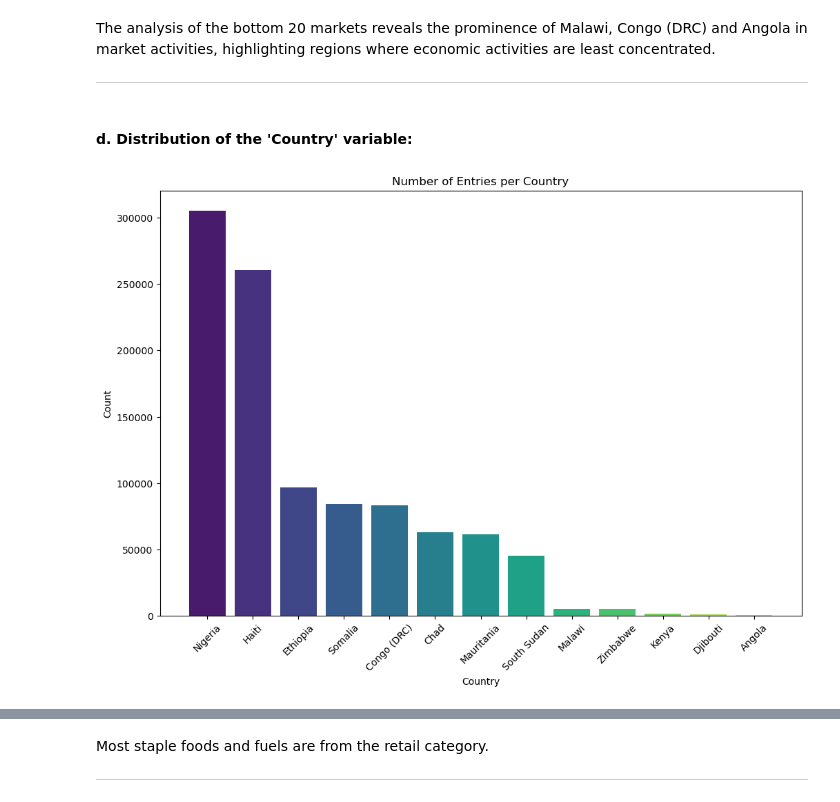
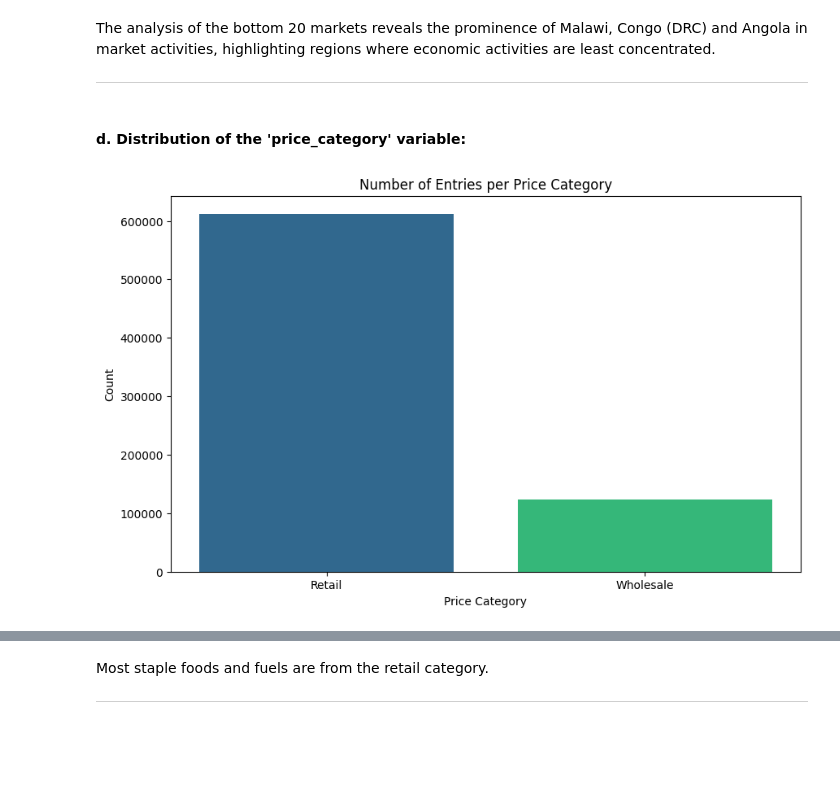
Before and after one commit to rasmodev/Staple-Food-and-Fuel-Price-Prediction-in-Africa, a Jupyter notebook: Staple_Food_Price_Prediction.ipynb, the cells around one changed output, grey strips where cells are left out. Saved outputs shown, nothing was run; the diff lists cells and outputs as text; code cells hidden in the pictures; blank space fills up the shorter version.

```diff
--- a/Staple_Food_Price_Prediction.ipynb
+++ b/Staple_Food_Price_Prediction.ipynb
@@ -741,0 +642,13 @@ Since there are no missing values in the `administrative_region` column after im
+# %%
+# Define the countries to be dropped
+countries_to_drop = ['Angola', 'Djibouti']
+
+# Drop rows where 'country' is in the list of countries_to_drop
+df_updated = filtered_df[~filtered_df['country'].isin(countries_to_drop)]
+
+# Optionally, print out the shape of the DataFrame before and after dropping to confirm
+print(f"Original DataFrame shape: {filtered_df.shape}")
+print(f"DataFrame shape after dropping rows: {df_updated.shape}")
+
+# Display the updated DataFrame
+df_updated.head()
@@ -1278,9 +1196,10 @@ memory usage: 100.3+ MB
 # %% [markdown]
 #### a. Distribution of the 'Period_Date' variable:
 # %%
-# Extract year and month for aggregation
+# Extract date features for aggregation
 eda_df['year'] = eda_df['period_date'].dt.year
-eda_df['month'] = eda_df['period_date'].dt.to_period('M')
+eda_df['month'] = eda_df['period_date'].dt.month
+eda_df['day_of_week'] = eda_df['period_date'].dt.dayofweek
 
 # Set the viridis palette
 sns.set_palette('viridis')
@@ -1440,27 +1355,24 @@ The analysis of the bottom 20 markets reveals the prominence of Malawi, Congo (D
 
 ---
 # %% [markdown]
-#### d. Distribution of the 'Country' variable:
+#### d. Distribution of the 'price_category' variable:
 # %%
-import matplotlib.pyplot as plt
-import seaborn as sns
+# Extract the value counts for the 'price_category' column
+price_category_counts = eda_df['price_category'].value_counts()
 
-# Create a figure
-plt.figure(figsize=(12, 8))
+# Get the Viridis color palette from Seaborn
+viridis_palette = sns.color_palette("viridis", n_colors=len(price_category_counts))
 
-# Get value counts for each country
-country_counts = eda_df['country'].value_counts()
+# Plot the bar chart with Viridis colors
+plt.figure(figsize=(10, 6))
+bars = plt.bar(price_category_counts.index, price_category_counts.values, color=viridis_palette)
 
-# Define a color map using seaborn's viridis palette
-colors = sns.color_palette('viridis', len(country_counts))
+# Add titles and labels
+plt.title('Number of Entries per Price Category')
+plt.xlabel('Price Category')
+plt.ylabel('Count')
 
-# Plot the bar chart with viridis colors
-bars = plt.bar(country_counts.index, country_counts.values, color=colors)
-
-plt.title('Number of Entries per Country')
-plt.xlabel('Country')
-plt.ylabel('Count')
-plt.xticks(rotation=45)
+# Show the plot
 plt.show()
 # %% [output]
-[figure, old version]
+[figure, new version]
```
Also changed, not shown: parts of 144 cells of this notebook.
